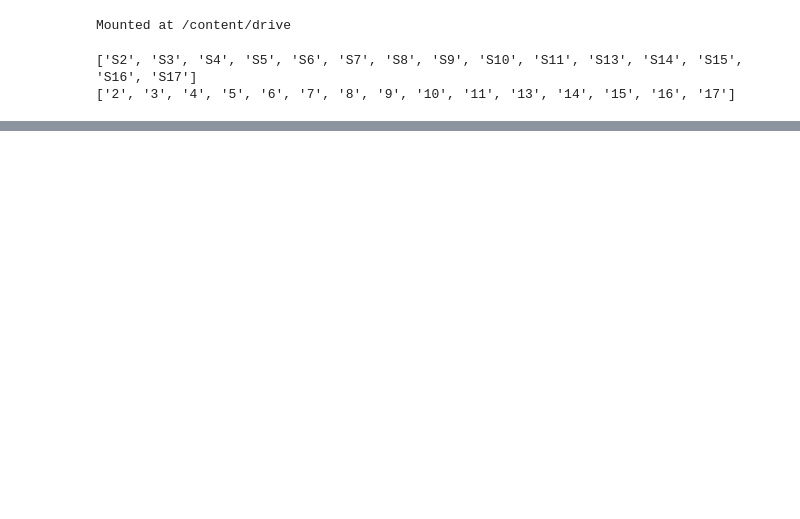
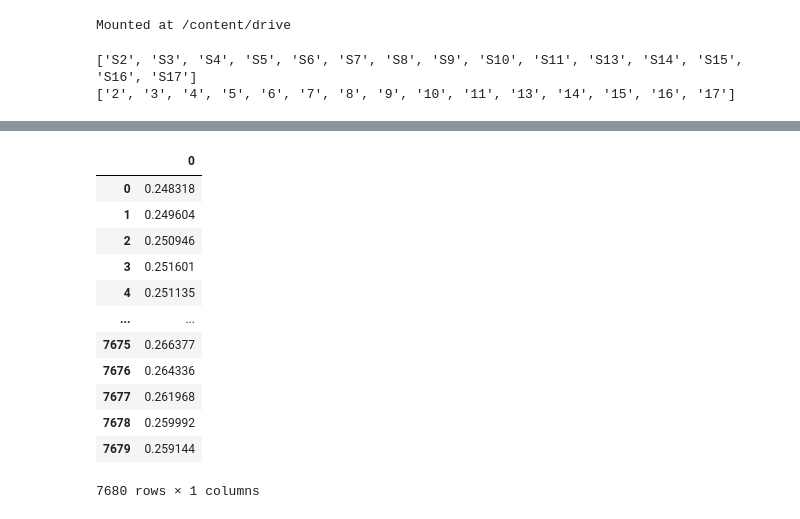
Before and after one commit to EpiHealthApp/EpiHealthML, a Jupyter notebook: Stress Data/Stress_Data_Slicing.ipynb, the cells around one changed output, grey strips where cells are left out. Drawn from its saved outputs; the diff is of its cells as text; code cells hidden in the pictures; blank space fills up the shorter version.

```diff
--- a/Stress Data/Stress_Data_Slicing.ipynb
+++ b/Stress Data/Stress_Data_Slicing.ipynb
@@ -30,0 +272,24 @@ def getSplitLabels(participant):
+# %%
+def getSegment(participant, field, num):
+  path = '/content/drive/My Drive/stress_data_unzipped/WESAD/S{}/segments/{}/segment_{}.csv'.format(participant, field, num)
+
+  df = pd.read_csv(path)
+  return df
+# %%
+seg = getSegment(2,"ACC_x",1)
+# %%
+display(seg)
+# %% [output]
+|  | 0 |
+| 0 | 0.248318 |
+| 1 | 0.249604 |
+| 2 | 0.250946 |
+| 3 | 0.251601 |
+| 4 | 0.251135 |
+| ... | ... |
+| 7675 | 0.266377 |
+| 7676 | 0.264336 |
+| 7677 | 0.261968 |
+| 7678 | 0.259992 |
+| 7679 | 0.259144 |
+7680 rows × 1 columns
```
Also changed, not shown: parts of 15 cells of this notebook, 3 other files.
